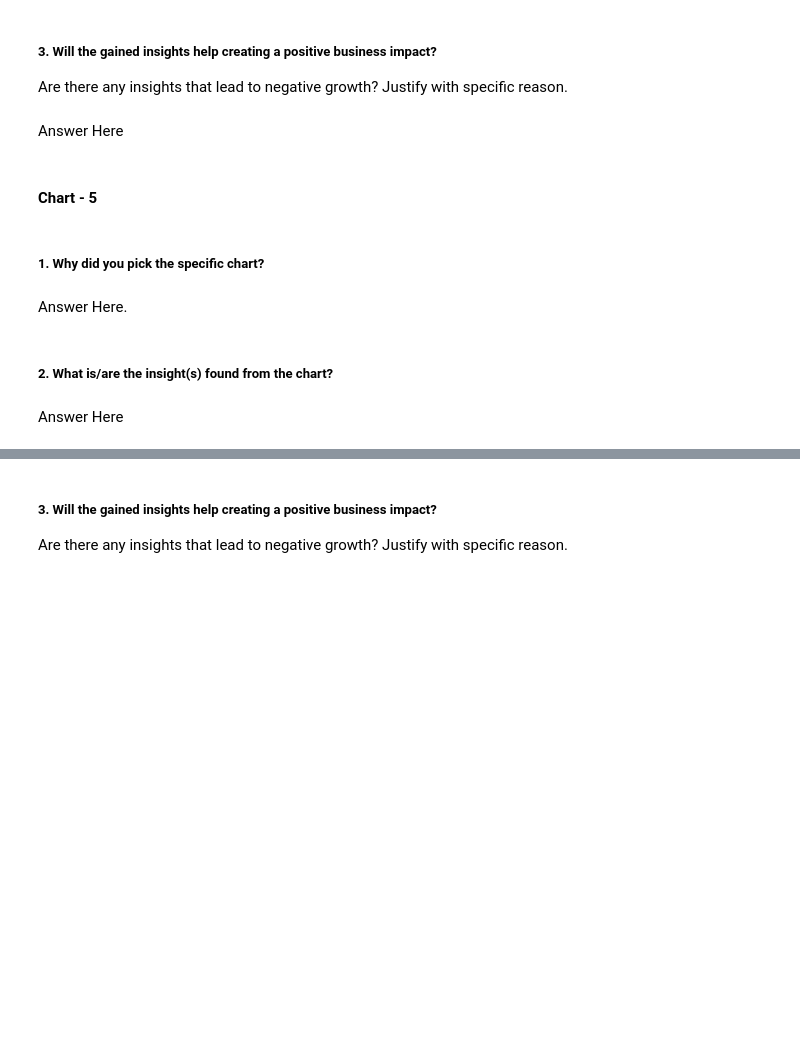
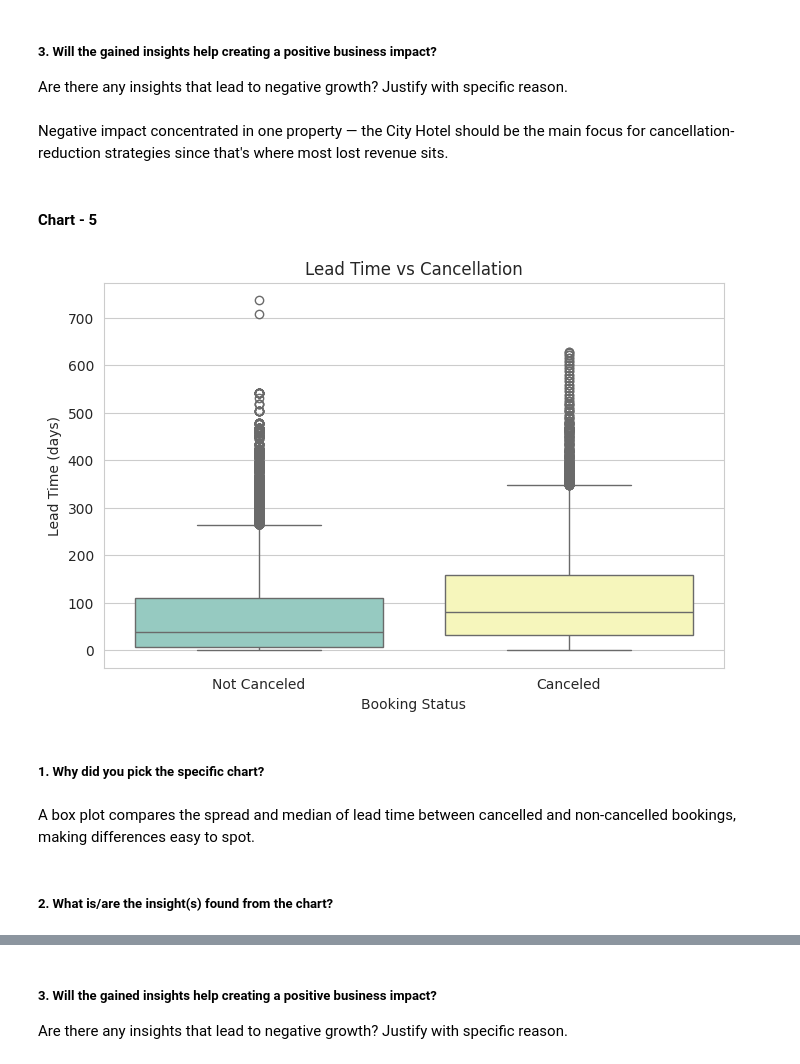
Before and after one commit to aayushaswal07/hotel-booking-eda, a Jupyter notebook: Hotel_Booking_Analysis_EDA.ipynb, the cells around one changed output, grey strips where cells are left out. Cells and saved outputs as stored; diff of their text form; code cells hidden in the pictures; blank space fills up the shorter version.

```diff
--- a/Hotel_Booking_Analysis_EDA.ipynb
+++ b/Hotel_Booking_Analysis_EDA.ipynb
@@ -406,7 +415,7 @@ Answer Here
 # %% [markdown]
 ##### 3. Will the gained insights help creating a positive business impact?
 Are there any insights that lead to negative growth? Justify with specific reason.
-# %% [markdown]
-Answer Here
+# %% [markdown]
+Negative impact concentrated in one property — the City Hotel should be the main focus for cancellation-reduction strategies since that's where most lost revenue sits.
 # %% [markdown]
 #### Chart - 5
@@ -415,8 +422,16 @@ Answer Here
+# %%
+# chart 5 - lead time compared with cancellation
+plt.figure(figsize=(8, 5))
+sns.boxplot(x='is_canceled_label', y='lead_time', data=df, palette='Set3')
+plt.title("Lead Time vs Cancellation")
+plt.xlabel("Booking Status")
+plt.ylabel("Lead Time (days)")
+plt.show()
+# %% [output]
+[figure, added]
 # %% [markdown]
 ##### 1. Why did you pick the specific chart?
-# %% [markdown]
-Answer Here.
+# %% [markdown]
+A box plot compares the spread and median of lead time between cancelled and non-cancelled bookings, making differences easy to spot.
 # %% [markdown]
 ##### 2. What is/are the insight(s) found from the chart?
-# %% [markdown]
-Answer Here
```
Also changed, not shown: parts of 18 cells of this notebook.
